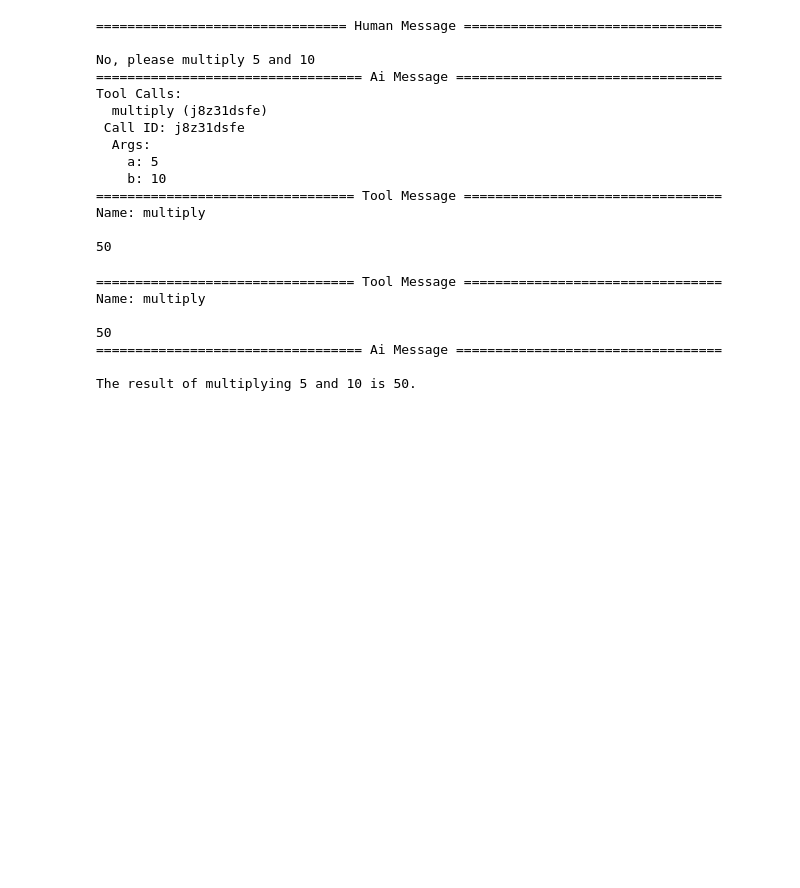
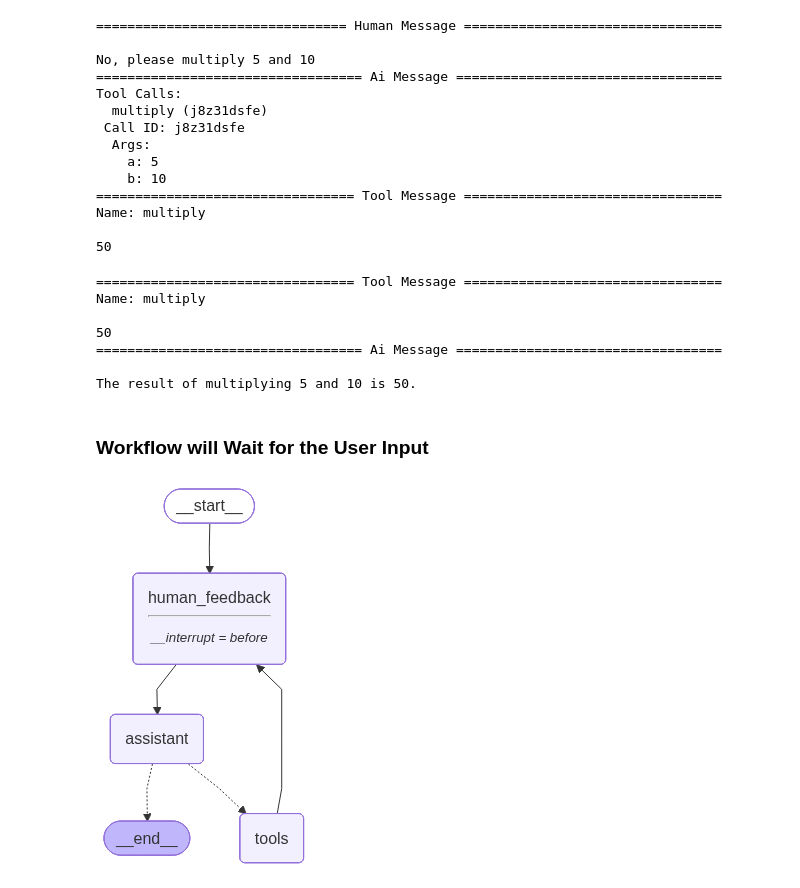
Before and after one commit to Yuval-Varke/LangGraph_Basics, a Jupyter notebook: 9-HumanintheLoop.ipynb, the cells around one changed output. Saved outputs shown, nothing was run; the diff lists cells and outputs as text; code cells hidden in the pictures; blank space fills up the shorter version.

Commit message:
Workflow waits for the human input

```diff
--- a/9-HumanintheLoop.ipynb
+++ b/9-HumanintheLoop.ipynb
@@ -230,3 +230,45 @@ Name: multiply
 ================================== Ai Message ==================================
 
 The result of multiplying 5 and 10 is 50.
+# %% [markdown]
+### Workflow will Wait for the User Input
+# %%
+# System message
+sys_msg = SystemMessage(content="You are a helpful assistant tasked with performing arithmetic on a set of inputs.")
+
+
+## Human feedback node
+def human_feedback(state:MessagesState):
+    pass
+
+### Assistant node
+def assistant(state:MessagesState):
+    return {"messages": [llm_with_tools.invoke([sys_msg] + state["messages"])]}
+
+
+# Graph
+builder = StateGraph(MessagesState)
+
+# Define nodes: these do the work
+builder.add_node("assistant", assistant)
+builder.add_node("tools", ToolNode(tools))
+builder.add_node("human_feedback", human_feedback)
+
+
+## Define the edges
+builder.add_edge(START,"human_feedback")
+builder.add_edge("human_feedback","assistant")
+builder.add_conditional_edges(
+    "assistant",
+    # If the latest message (result) from assistant is a tool call -> tools_condition routes to tools
+    # If the latest message (result) from assistant is a not a tool call -> tools_condition routes to END
+    tools_condition,
+)
+builder.add_edge("tools","human_feedback")
+
+memory=MemorySaver()
+graph=builder.compile(interrupt_before=["human_feedback"],checkpointer=memory)
+
+display(Image(graph.get_graph().draw_mermaid_png()))
+# %% [output]
+[figure, added]
```
Also changed, not shown: parts of 2 cells of this notebook.
